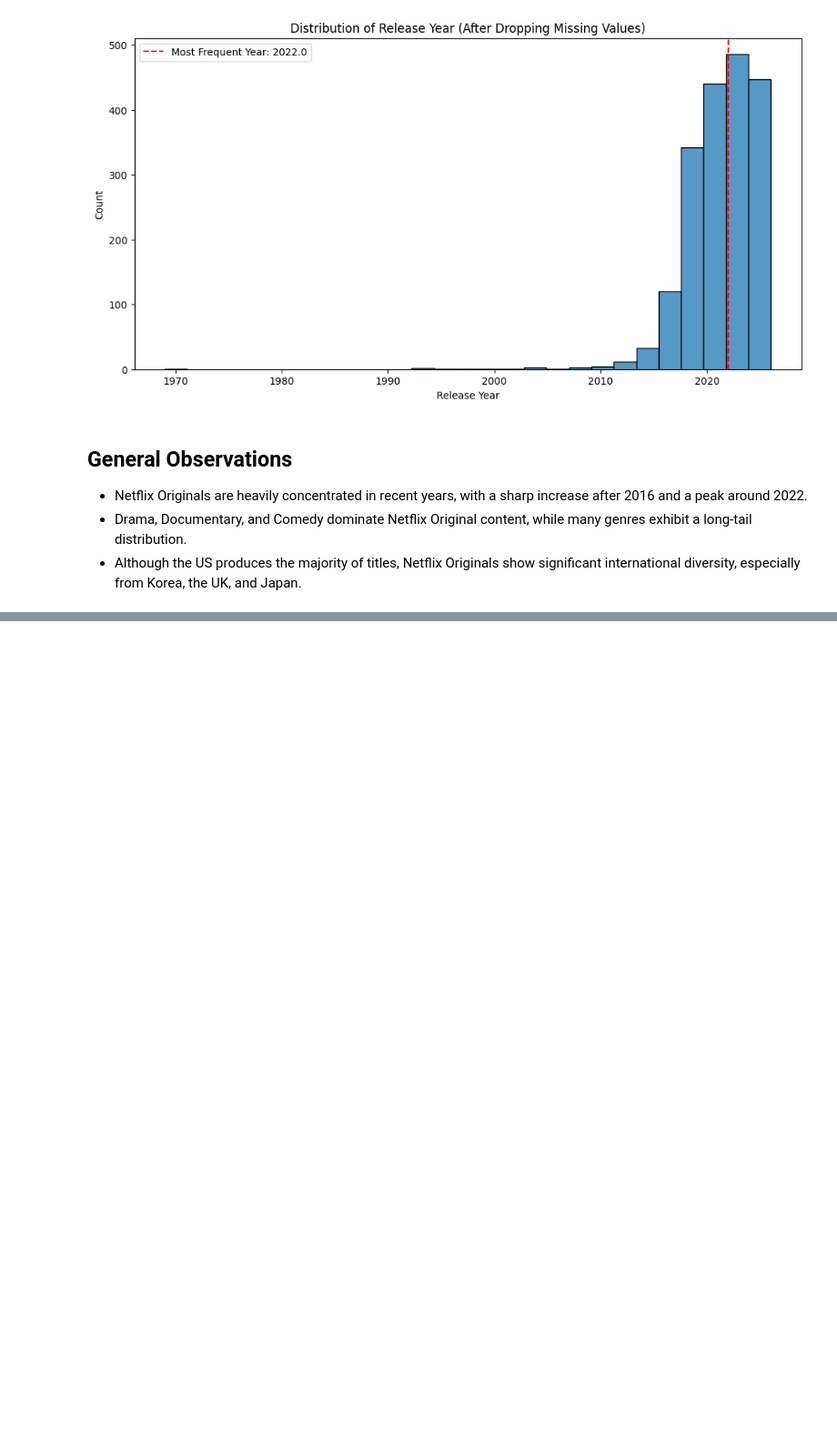
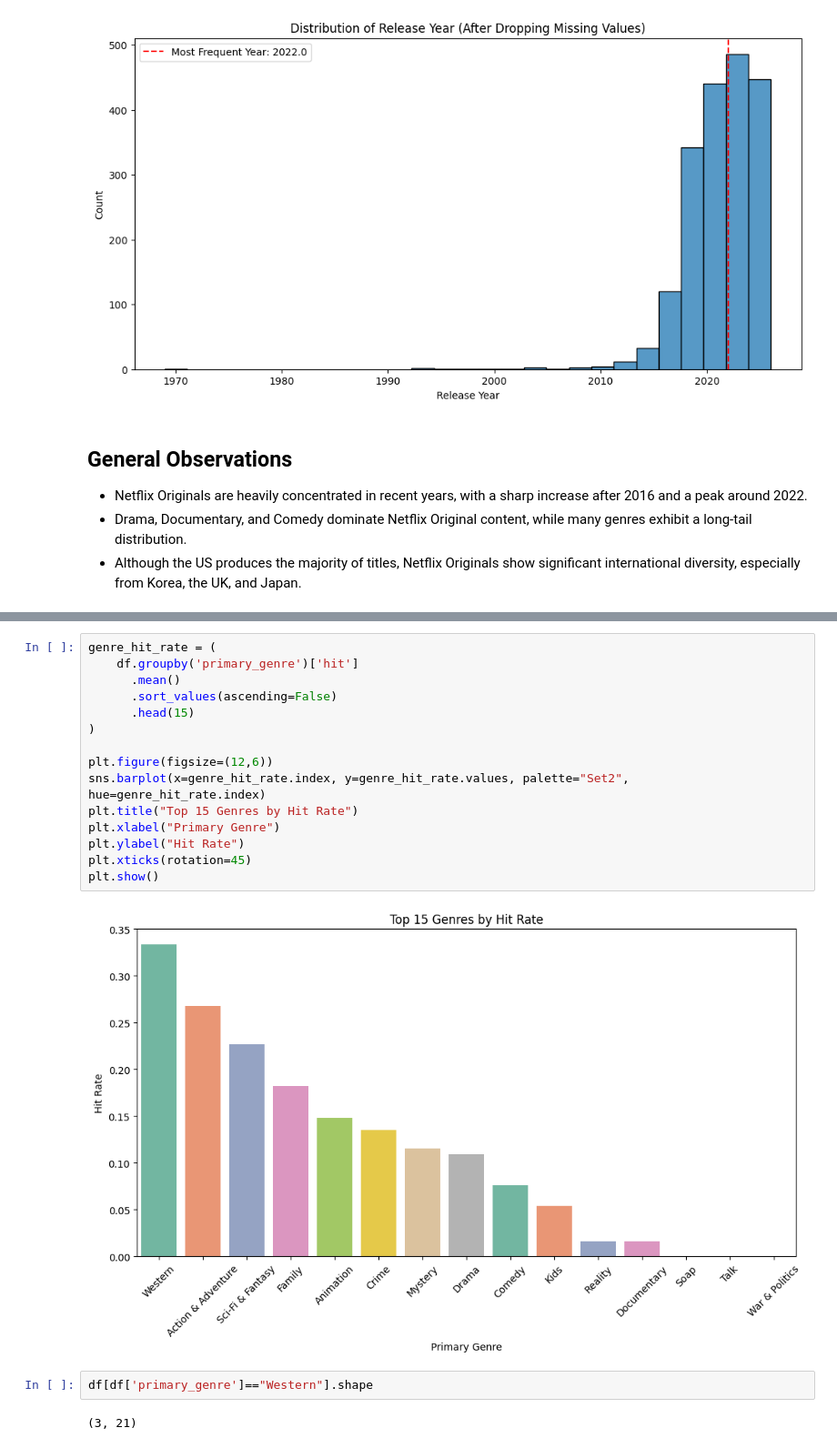
Before and after one commit to lucytheboss/netflix-originals-content-analysis, a Jupyter notebook: notebooks/03_eda_hit_analysis.ipynb, the cells around one changed output, grey strips where cells are left out. Shown at 91% size. Cells and saved outputs as stored; diff of their text form; blank space fills up the shorter version.

```diff
--- a/notebooks/03_eda_hit_analysis.ipynb
+++ b/notebooks/03_eda_hit_analysis.ipynb
@@ -99,0 +140,21 @@ plt.show()
+# %%
+genre_hit_rate = (
+    df.groupby('primary_genre')['hit']
+      .mean()
+      .sort_values(ascending=False)
+      .head(15)
+)
+
+plt.figure(figsize=(12,6))
+sns.barplot(x=genre_hit_rate.index, y=genre_hit_rate.values, palette="Set2", hue=genre_hit_rate.index)
+plt.title("Top 15 Genres by Hit Rate")
+plt.xlabel("Primary Genre")
+plt.ylabel("Hit Rate")
+plt.xticks(rotation=45)
+plt.show()
+# %% [output]
+[figure, added]
+# %%
+df[df['primary_genre']=="Western"].shape
+# %% [output]
+(3, 21)
```
Also changed, not shown: parts of 9 cells of this notebook, 1 other file.
